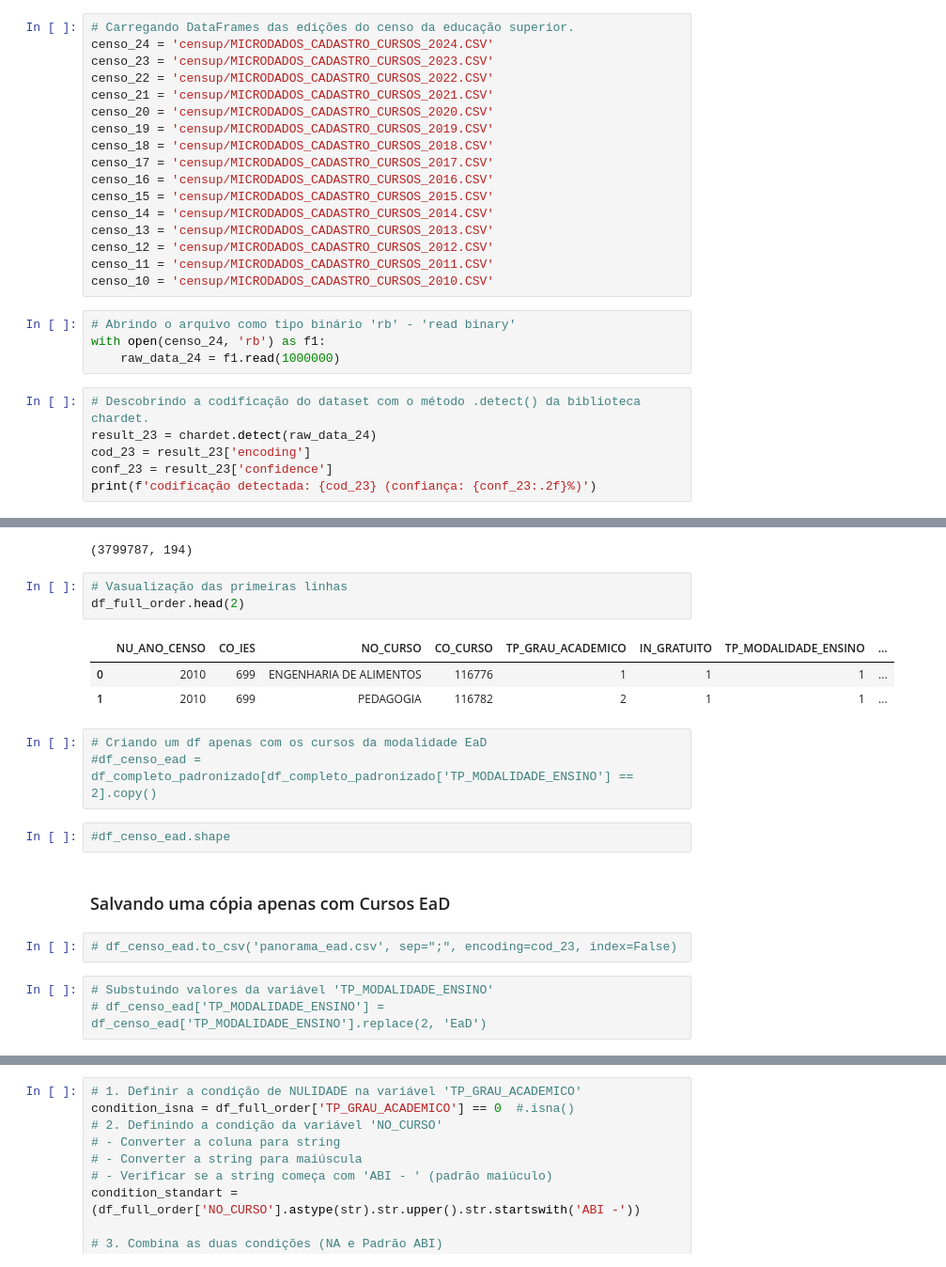
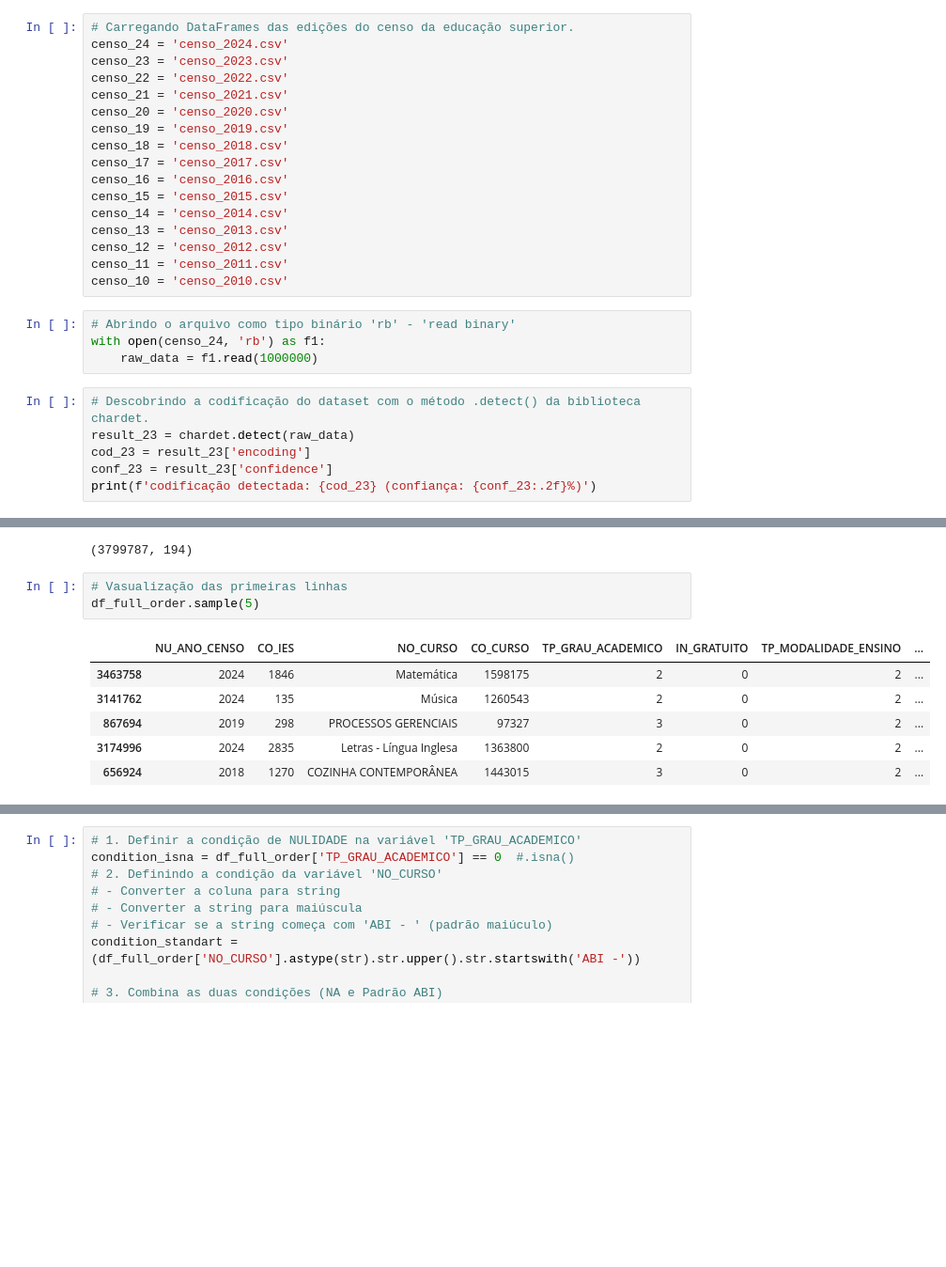
Before and after one commit to leojutsu/estagio_abed, a Jupyter notebook: censup.ipynb, the cells around one changed output, grey strips where cells are left out. Shown: that part at 94% size. Saved outputs shown, nothing was run; the diff lists cells and outputs as text; blank space fills up the shorter version.

Commit message:
censup 10 -24

```diff
--- a/censup.ipynb
+++ b/censup.ipynb
@@ -14,28 +14,28 @@ import sys, os
 Author: Leonardo da Silva Neves
 # %%
 # Carregando DataFrames das edições do censo da educação superior.
-censo_24 = 'censup/MICRODADOS_CADASTRO_CURSOS_2024.CSV'
-censo_23 = 'censup/MICRODADOS_CADASTRO_CURSOS_2023.CSV'
-censo_22 = 'censup/MICRODADOS_CADASTRO_CURSOS_2022.CSV'
-censo_21 = 'censup/MICRODADOS_CADASTRO_CURSOS_2021.CSV'
-censo_20 = 'censup/MICRODADOS_CADASTRO_CURSOS_2020.CSV'
-censo_19 = 'censup/MICRODADOS_CADASTRO_CURSOS_2019.CSV'
-censo_18 = 'censup/MICRODADOS_CADASTRO_CURSOS_2018.CSV'
-censo_17 = 'censup/MICRODADOS_CADASTRO_CURSOS_2017.CSV'
-censo_16 = 'censup/MICRODADOS_CADASTRO_CURSOS_2016.CSV'
-censo_15 = 'censup/MICRODADOS_CADASTRO_CURSOS_2015.CSV'
-censo_14 = 'censup/MICRODADOS_CADASTRO_CURSOS_2014.CSV'
-censo_13 = 'censup/MICRODADOS_CADASTRO_CURSOS_2013.CSV'
-censo_12 = 'censup/MICRODADOS_CADASTRO_CURSOS_2012.CSV'
-censo_11 = 'censup/MICRODADOS_CADASTRO_CURSOS_2011.CSV'
-censo_10 = 'censup/MICRODADOS_CADASTRO_CURSOS_2010.CSV'
+censo_24 = 'censo_2024.csv'
+censo_23 = 'censo_2023.csv'
+censo_22 = 'censo_2022.csv'
+censo_21 = 'censo_2021.csv'
+censo_20 = 'censo_2020.csv'
+censo_19 = 'censo_2019.csv'
+censo_18 = 'censo_2018.csv'
+censo_17 = 'censo_2017.csv'
+censo_16 = 'censo_2016.csv'
+censo_15 = 'censo_2015.csv'
+censo_14 = 'censo_2014.csv'
+censo_13 = 'censo_2013.csv'
+censo_12 = 'censo_2012.csv'
+censo_11 = 'censo_2011.csv'
+censo_10 = 'censo_2010.csv'
 # %%
 # Abrindo o arquivo como tipo binário 'rb' - 'read binary'
 with open(censo_24, 'rb') as f1:
-    raw_data_24 = f1.read(1000000)
+    raw_data = f1.read(1000000)
 # %%
 # Descobrindo a codificação do dataset com o método .detect() da biblioteca chardet.
-result_23 = chardet.detect(raw_data_24)
+result_23 = chardet.detect(raw_data)
 cod_23 = result_23['encoding']
 conf_23 = result_23['confidence']
 print(f'codificação detectada: {cod_23} (confiança: {conf_23:.2f}%)')
@@ -353,20 +312,11 @@ df_full_order.shape
 (3799787, 194)
 # %%
 # Vasualização das primeiras linhas
-df_full_order.head(2)
+df_full_order.sample(5)
 # %% [output]
 |  | NU_ANO_CENSO | CO_IES | NO_CURSO | CO_CURSO | TP_GRAU_ACADEMICO | IN_GRATUITO | TP_MODALIDADE_ENSINO | ... |
-| 0 | 2010 | 699 | ENGENHARIA DE ALIMENTOS | 116776 | 1 | 1 | 1 | ... |
-| 1 | 2010 | 699 | PEDAGOGIA | 116782 | 2 | 1 | 1 | ... |
+| 3463758 | 2024 | 1846 | Matemática | 1598175 | 2 | 0 | 2 | ... |
+| 3141762 | 2024 | 135 | Música | 1260543 | 2 | 0 | 2 | ... |
+| 867694 | 2019 | 298 | PROCESSOS GERENCIAIS | 97327 | 3 | 0 | 2 | ... |
+| 3174996 | 2024 | 2835 | Letras - Língua Inglesa | 1363800 | 2 | 0 | 2 | ... |
+| 656924 | 2018 | 1270 | COZINHA CONTEMPORÂNEA | 1443015 | 3 | 0 | 2 | ... |
-# %%
-# Criando um df apenas com os cursos da modalidade EaD
-#df_censo_ead = df_completo_padronizado[df_completo_padronizado['TP_MODALIDADE_ENSINO'] == 2].copy()
-# %%
-#df_censo_ead.shape
-# %% [markdown]
-### Salvando uma cópia apenas com Cursos EaD
-# %%
-# df_censo_ead.to_csv('panorama_ead.csv', sep=";", encoding=cod_23, index=False)
-# %%
-# Substuindo valores da variável 'TP_MODALIDADE_ENSINO'
-# df_censo_ead['TP_MODALIDADE_ENSINO'] = df_censo_ead['TP_MODALIDADE_ENSINO'].replace(2, 'EaD')
```
Also changed, not shown: parts of 77 cells of this notebook, 17 other files.
